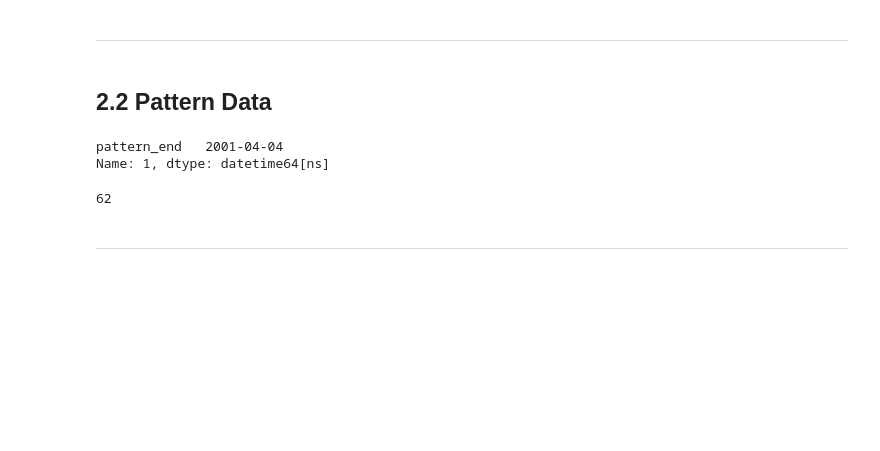
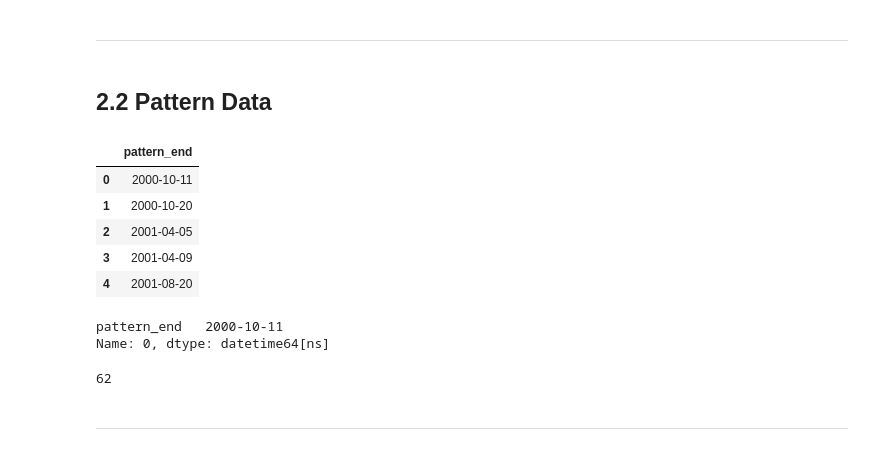
Before and after one commit to stuartdaw/Capstone_Forex, a Jupyter notebook: 05 Modelling-ARIMAX.ipynb, the cells around one changed output. Saved outputs shown, nothing was run; the diff lists cells and outputs as text; code cells hidden in the pictures; blank space fills up the shorter version.

```diff
--- a/05 Modelling-ARIMAX.ipynb
+++ b/05 Modelling-ARIMAX.ipynb
@@ -109,15 +136,24 @@ Warnings:
 # %% [markdown]
 ## 2.2 Pattern Data
 # %%
-daily_pattern = pd.read_csv('/Users/stuartdaw/Documents/Capstone_data/data/targets/daily_pattern.csv',
+daily_pattern = pd.read_csv('/Users/stuartdaw/Documents/Capstone_data/data/targets/daily_pattern2.csv',
                            parse_dates=True)
+# %%
+daily_pattern.head()
+# %% [output]
+|  | pattern_end |
+| 0 | 2000-10-11 |
+| 1 | 2000-10-20 |
+| 2 | 2001-04-05 |
+| 3 | 2001-04-09 |
+| 4 | 2001-08-20 |
 # %%
 daily_pattern['pattern_end'] = pd.to_datetime(daily_pattern['pattern_end'])
 # %%
-daily_pattern.loc[1]
+daily_pattern.loc[0]
 # %% [output]
-pattern_end   2001-04-04
-Name: 1, dtype: datetime64[ns]
+pattern_end   2000-10-11
+Name: 0, dtype: datetime64[ns]
 # %%
 len(daily_pattern)
 # %% [output]
```
Also changed, not shown: parts of 11 cells of this notebook, 1 other file.
